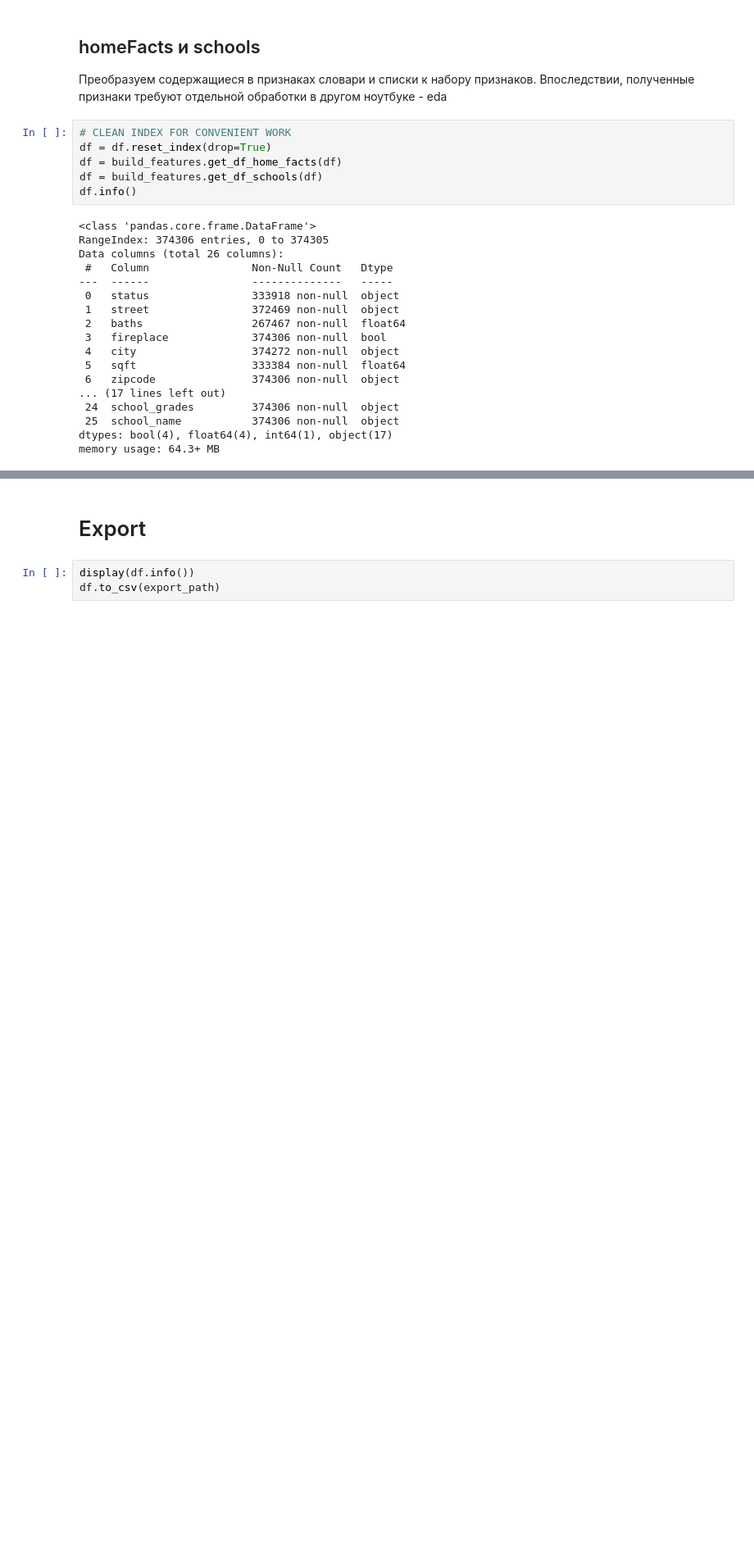
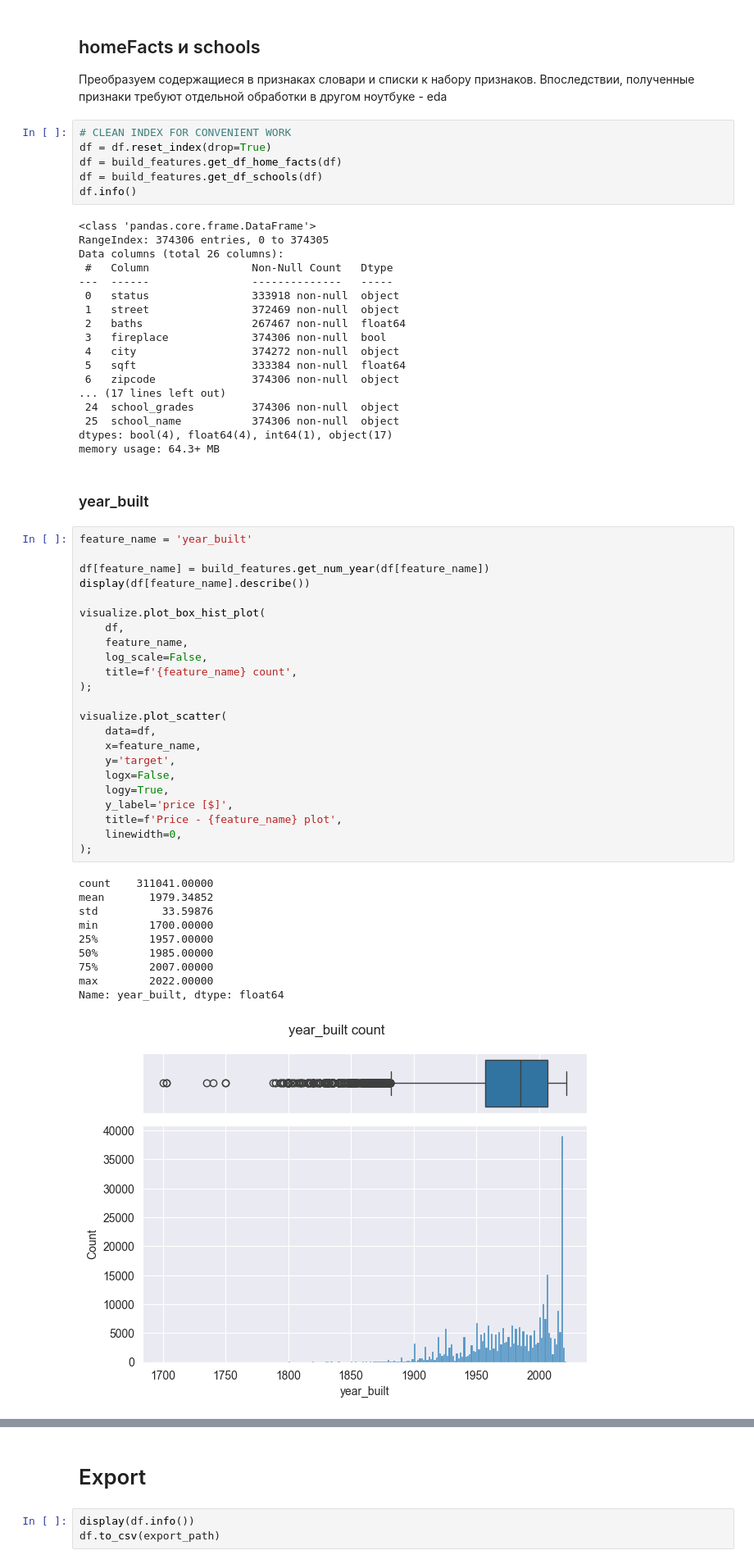
Before and after one commit to mvulf/housing_cost, a Jupyter notebook: notebooks/1.0-mv-data-understanding.ipynb, the cells around one changed output, grey strips where cells are left out. Shown: that part at 82% size. Drawn from its saved outputs; the diff is of its cells as text; blank space fills up the shorter version.

```diff
--- a/notebooks/1.0-mv-data-understanding.ipynb
+++ b/notebooks/1.0-mv-data-understanding.ipynb
@@ -2400,3 +2400,39 @@ Data columns (total 26 columns):
  25  school_name           374306 non-null  object
 dtypes: bool(4), float64(4), int64(1), object(17)
 memory usage: 64.3+ MB
+# %% [markdown]
+### year_built
+# %%
+feature_name = 'year_built'
+
+df[feature_name] = build_features.get_num_year(df[feature_name])
+display(df[feature_name].describe())
+
+visualize.plot_box_hist_plot(
+    df,
+    feature_name,
+    log_scale=False,
+    title=f'{feature_name} count',
+);
+
+visualize.plot_scatter(
+    data=df,
+    x=feature_name,
+    y='target',
+    logx=False,
+    logy=True,
+    y_label='price [$]',
+    title=f'Price - {feature_name} plot',
+    linewidth=0,
+);
+# %% [output]
+count    311041.00000
+mean       1979.34852
+std          33.59876
+min        1700.00000
+25%        1957.00000
+50%        1985.00000
+75%        2007.00000
+max        2022.00000
+Name: year_built, dtype: float64
+[figure, added]
```
Also changed, not shown: parts of 4 cells of this notebook, 4 other files.
